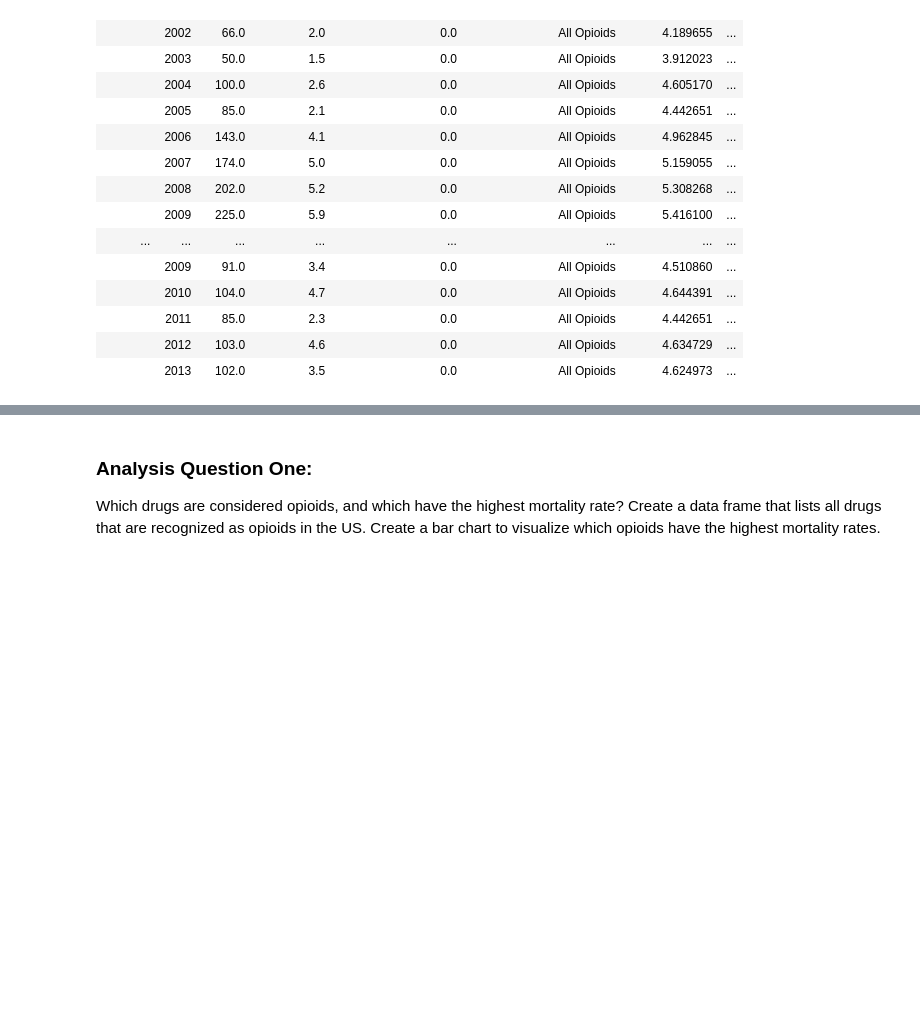
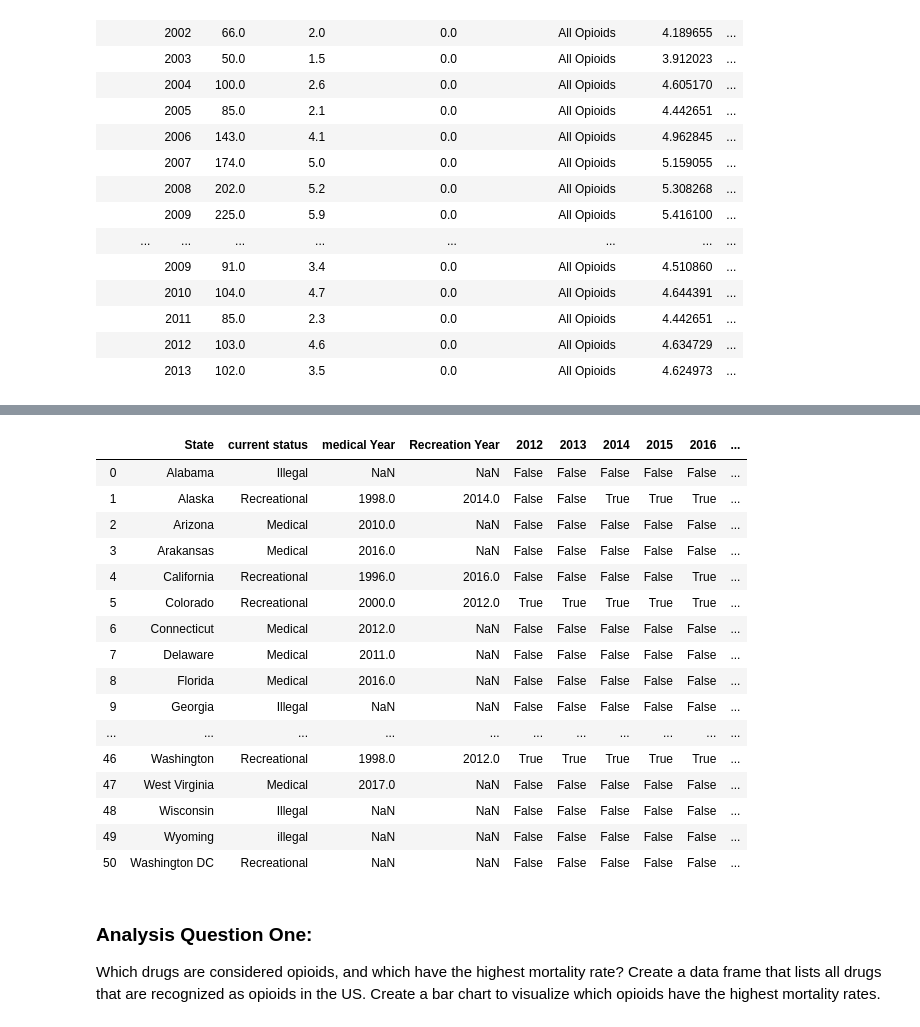
Before and after one commit to fia400/CPSSTeam, a Jupyter notebook: CPSS Team Project.ipynb, the cells around one changed output, grey strips where cells are left out. Cells and saved outputs as stored; diff of their text form; code cells hidden in the pictures; blank space fills up the shorter version.

```diff
--- a/CPSS Team Project.ipynb
+++ b/CPSS Team Project.ipynb
@@ -139,3 +161,26 @@ Grouped.first()
+# %%
+csv_pathML = "states_and_dates.csv"
+MarijuanaLegal_df = pd.read_csv(csv_pathML)
+
+MarijuanaLegal_df
+# %% [output]
+|  | State | current status | medical Year | Recreation Year | 2012 | 2013 | 2014 | 2015 | 2016 | ... |
+| 0 | Alabama | Illegal | NaN | NaN | False | False | False | False | False | ... |
+| 1 | Alaska | Recreational | 1998.0 | 2014.0 | False | False | True | True | True | ... |
+| 2 | Arizona | Medical | 2010.0 | NaN | False | False | False | False | False | ... |
+| 3 | Arakansas | Medical | 2016.0 | NaN | False | False | False | False | False | ... |
+| 4 | California | Recreational | 1996.0 | 2016.0 | False | False | False | False | True | ... |
+| 5 | Colorado | Recreational | 2000.0 | 2012.0 | True | True | True | True | True | ... |
+| 6 | Connecticut | Medical | 2012.0 | NaN | False | False | False | False | False | ... |
+| 7 | Delaware | Medical | 2011.0 | NaN | False | False | False | False | False | ... |
+| 8 | Florida | Medical | 2016.0 | NaN | False | False | False | False | False | ... |
+| 9 | Georgia | Illegal | NaN | NaN | False | False | False | False | False | ... |
+| ... | ... | ... | ... | ... | ... | ... | ... | ... | ... | ... |
+| 46 | Washington | Recreational | 1998.0 | 2012.0 | True | True | True | True | True | ... |
+| 47 | West Virginia | Medical | 2017.0 | NaN | False | False | False | False | False | ... |
+| 48 | Wisconsin | Illegal | NaN | NaN | False | False | False | False | False | ... |
+| 49 | Wyoming | illegal | NaN | NaN | False | False | False | False | False | ... |
+| 50 | Washington DC | Recreational | NaN | NaN | False | False | False | False | False | ... |
 # %% [markdown]
 ### Analysis Question One:
 Which drugs are considered opioids, and which have the highest mortality rate? Create a data frame that lists all drugs that are recognized as opioids in the US. Create a bar chart to visualize which opioids have the highest mortality rates.
```
Also changed, not shown: parts of 2 cells of this notebook, 1 other file.
